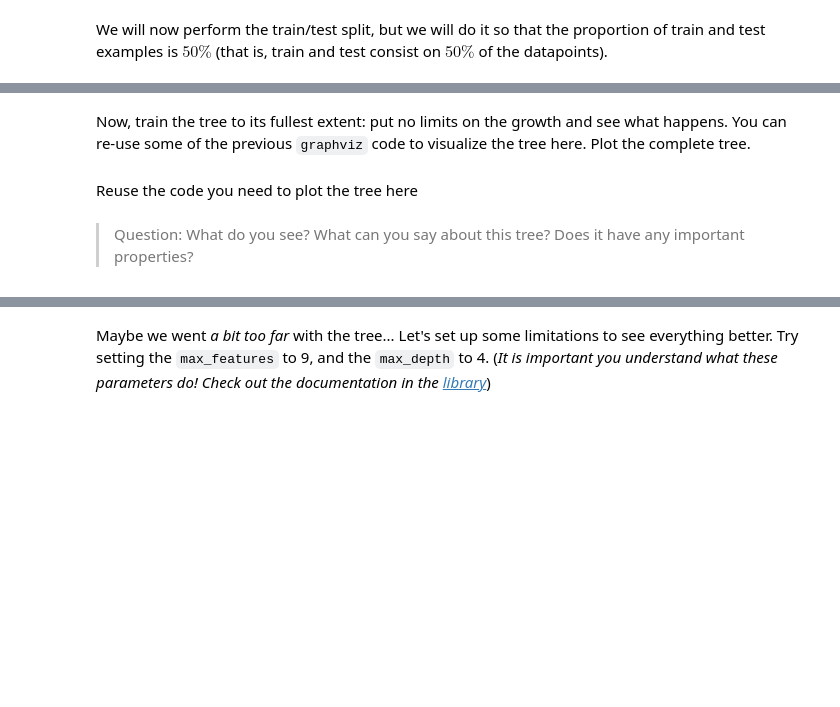
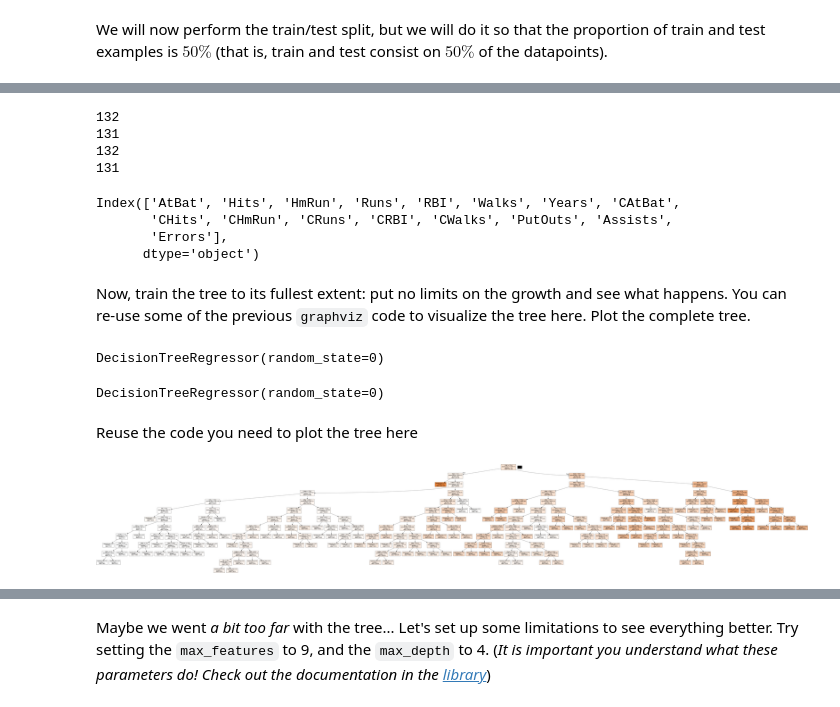
Before and after one commit to ICAI-IMAT-ML/p2-8-202304626, a Jupyter notebook: notebook/Lab2_8_Trees.ipynb, the cells around one changed output, grey strips where cells are left out. Saved outputs shown, nothing was run; the diff lists cells and outputs as text; code cells hidden in the pictures; blank space fills up the shorter version.

Commit message:
avances notebook, graficos, pruebas con random_states

```diff
--- a/notebook/Lab2_8_Trees.ipynb
+++ b/notebook/Lab2_8_Trees.ipynb
@@ -124,6 +133,6 @@ Now, for the previous part we limited the growth of the tree so that we recovere
 # %%
 # Construct the input variable dataset
-X = # TODO
+X = hitters[[col for col in hitters.columns if col not in ["League", "Division", "NewLeague", "Salary", "Player"]]]
 
 # Print the column names to check
 print(X.columns)
@@ -134,11 +165,36 @@ We will now perform the train/test split, but we will do it so that the proporti
 # %%
 # Perform the train-test split here. Do it so that the
-x_train, x_test, y_train, y_test = train_test_split(None, None, None, None) # TODO: Fill the NAs, fixing also the random_state to 0 for reproducibility
+x_train, x_test, y_train, y_test = train_test_split(X, y, test_size=0.5, random_state=0) # TODO: Fill the NAs, fixing also the random_state to 0 for reproducibility
+# %%
+print(len(x_test))
+print(len(x_train))
+print(len(y_test))
+print(len(y_train))
+# %% [output]
+132
+131
+132
+131
+# %%
+print(x_train.columns)
+# %% [output]
+Index(['AtBat', 'Hits', 'HmRun', 'Runs', 'RBI', 'Walks', 'Years', 'CAtBat',
+       'CHits', 'CHmRun', 'CRuns', 'CRBI', 'CWalks', 'PutOuts', 'Assists',
+       'Errors'],
+      dtype='object')
 # %% [markdown]
 Now, train the tree to its fullest extent: put no limits on the growth and see what happens. You can re-use some of the previous `graphviz` code to visualize the tree here. Plot the complete tree.
 # %%
 # Train the tree without limits to its growth (random_state = 0)
-unlimited_tree_regressor = # TODO
-unlimited_tree_regressor.fit(None, None) # TODO
+
+# Creamos la instancia
+unlimited_tree_regressor = DecisionTreeRegressor(random_state=0, max_leaf_nodes=None)
+print(unlimited_tree_regressor)
+
+# Entrenamos para que se cree el árbol
+unlimited_tree_regressor.fit(x_train, y_train) # TODO
+# %% [output]
+DecisionTreeRegressor(random_state=0)
+DecisionTreeRegressor(random_state=0)
 # %% [markdown]
 Reuse the code you need to plot the tree here
@@ -147,3 +201,13 @@ Reuse the code you need to plot the tree here
-# %% [markdown]
-
-> Question: What do you see? What can you say about this tree? Does it have any important properties?
+# %%
+# TODO: Your code here!
+dot_data = StringIO()
+export_graphviz(unlimited_tree_regressor,
+                out_file=dot_data,
+                feature_names=x_train.columns,
+                filled=True)
+                # class_names="salary")
+
+graph = pydotplus.graph_from_dot_data(dot_data.getvalue())
+Image(graph.create_png())
+# %% [output]
+[figure, added]
```
Also changed, not shown: parts of 20 cells of this notebook.
